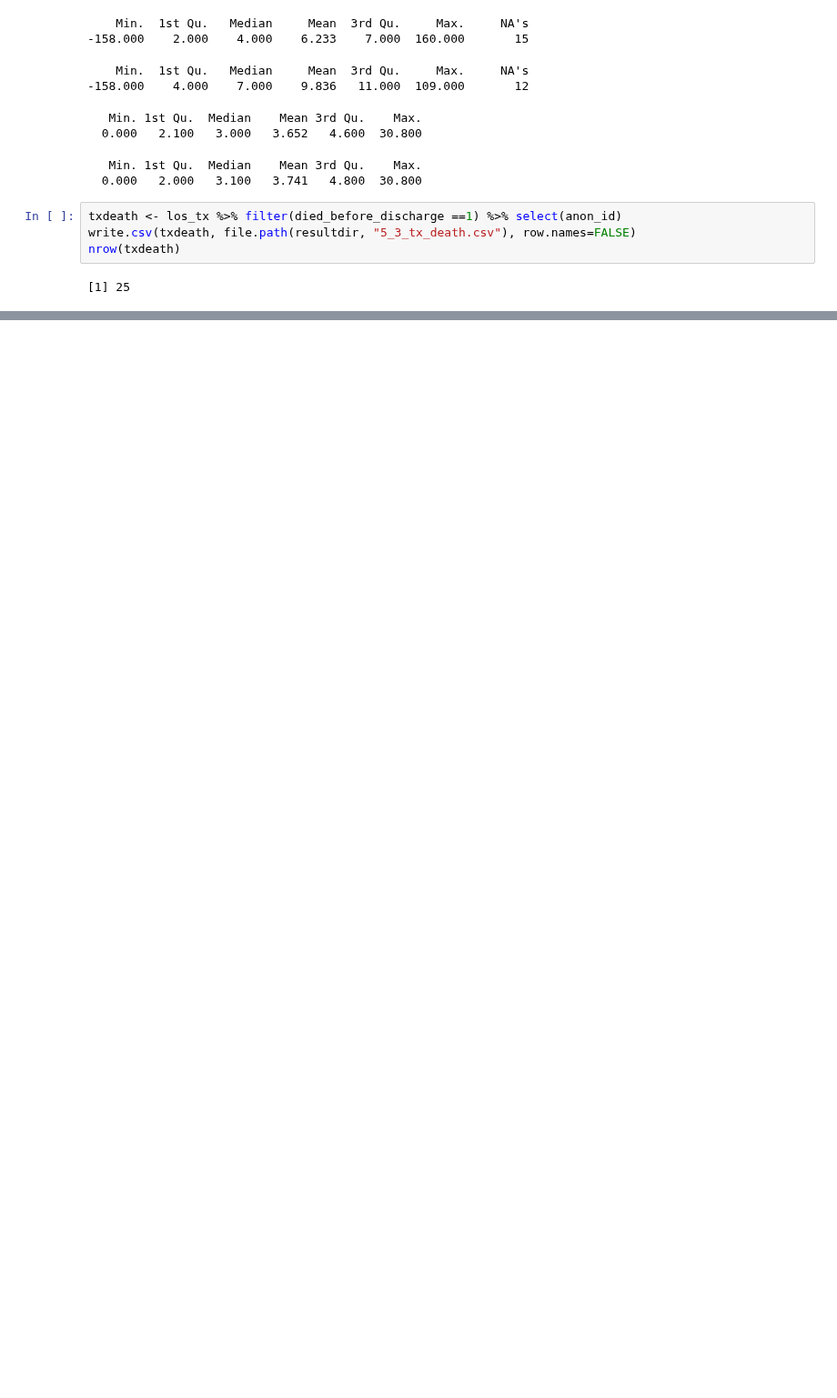
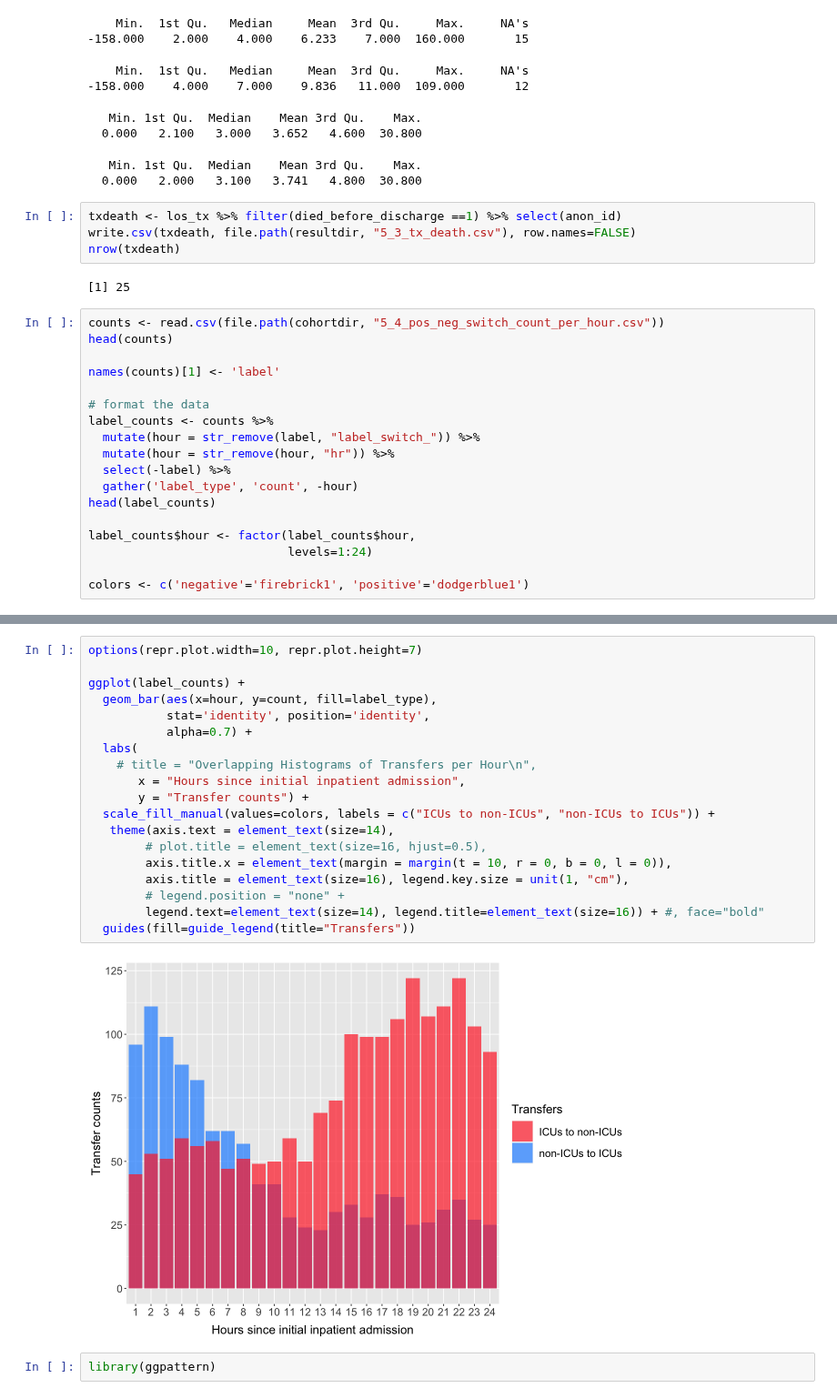
Before and after one commit to Minh084/TDA, a Jupyter notebook: 5_results_analysis/5.3_EDA_R.ipynb, the cells around one changed output, grey strips where cells are left out. Shown at 91% size. Saved outputs shown, nothing was run; the diff lists cells and outputs as text; blank space fills up the shorter version.

Commit message:
plot 5.3_EDA_R

```diff
--- a/5_results_analysis/5.3_EDA_R.ipynb
+++ b/5_results_analysis/5.3_EDA_R.ipynb
@@ -892,3 +910,21 @@ write.csv(txdeath, file.path(resultdir, "5_3_tx_death.csv"), row.names=FALSE)
 nrow(txdeath)
 # %% [output]
 [1] 25
+# %%
+counts <- read.csv(file.path(cohortdir, "5_4_pos_neg_switch_count_per_hour.csv"))
+head(counts)
+
+names(counts)[1] <- 'label'
+
+# format the data
+label_counts <- counts %>%
+  mutate(hour = str_remove(label, "label_switch_")) %>%
+  mutate(hour = str_remove(hour, "hr")) %>%
+  select(-label) %>%
+  gather('label_type', 'count', -hour)
+head(label_counts)
+
+label_counts$hour <- factor(label_counts$hour,
+                            levels=1:24)
+
+colors <- c('negative'='firebrick1', 'positive'='dodgerblue1')
@@ -894,0 +950,23 @@ nrow(txdeath)
+# %%
+options(repr.plot.width=10, repr.plot.height=7)
+
+ggplot(label_counts) +
+  geom_bar(aes(x=hour, y=count, fill=label_type),
+           stat='identity', position='identity',
+           alpha=0.7) +
+  labs(
+    # title = "Overlapping Histograms of Transfers per Hour\n",
+       x = "Hours since initial inpatient admission",
+       y = "Transfer counts") +
+  scale_fill_manual(values=colors, labels = c("ICUs to non-ICUs", "non-ICUs to ICUs")) +
+   theme(axis.text = element_text(size=14),
+        # plot.title = element_text(size=16, hjust=0.5),
+        axis.title.x = element_text(margin = margin(t = 10, r = 0, b = 0, l = 0)),
+        axis.title = element_text(size=16), legend.key.size = unit(1, "cm"),
+        # legend.position = "none" +
+        legend.text=element_text(size=14), legend.title=element_text(size=16)) + #, face="bold"
+  guides(fill=guide_legend(title="Transfers"))
+# %% [output]
+[figure, added]
+# %%
+library(ggpattern)
```
Also changed, not shown: parts of 6 cells of this notebook.
